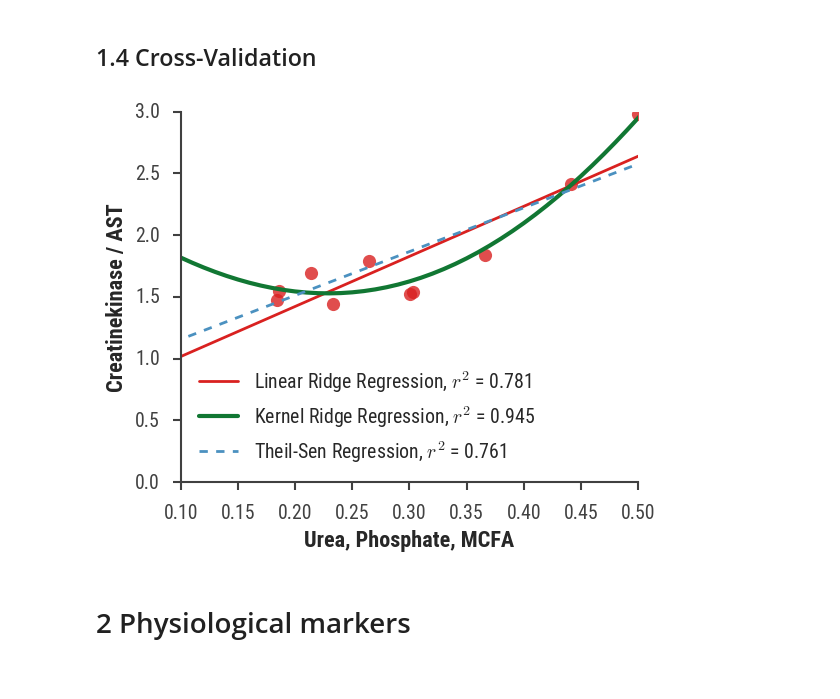
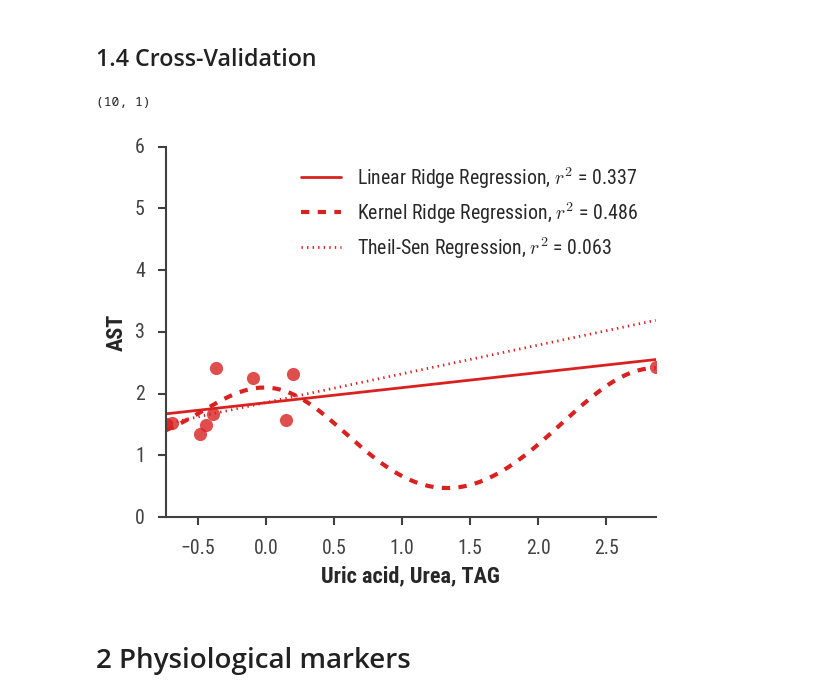
Before and after one commit to xulijunji/biomarkers, a Jupyter notebook: Combiom. Statistical analysis, cross validation and plotting.ipynb, the cells around one changed output. Saved outputs shown, nothing was run; the diff lists cells and outputs as text; code cells hidden in the pictures.

```diff
--- a/Combiom. Statistical analysis, cross validation and plotting.ipynb
+++ b/Combiom. Statistical analysis, cross validation and plotting.ipynb
@@ -82,7 +82,7 @@ bio_timepoints = np.array([0, 1, 1*24, 2*24, 3*24, 5*24, 7*24, 9*24])
 #     where N is the number of parameters and M is the number of timepoints at which they were measured
 for i in np.arange(bio_volunteers):
     bio_csv_file = csv.reader(open('./BiochemData/%d.csv' % i), delimiter=';')
-    bio_data[i, 0: bio_parameters + 1, 0: bio_points + 1] = np.array(list(bio_csv_file), np.float64)
+    bio_data[i, :, :] = np.array(list(bio_csv_file), np.float64)
 # %%
 # Target markers
 bio_target_names = np.array(['Creatinekinase', 'AST', 'Myoglobin',
@@ -538,10 +541,8 @@ def visualize_marker(ms, tm, t):
     markers = ms
     target_marker_name = tm
 
-    ids = []
-
-    for n in markers:
-        ids.append(np.where(bio_parameter_names == n)[0][0])
+    # Marker ids
+    ids = [np.where(bio_parameter_names == n)[0][0] for n in markers]
 
     target_data = bio_target_data[np.where(bio_target_names == target_marker_name)[0][0]]
 
@@ -550,54 +551,61 @@ def visualize_marker(ms, tm, t):
         d[l] = p
 
     X = ne.evaluate(marker_type, d)
-    X = sk_pr.normalize(X.reshape(-1, 1), axis=0)
+    #
+    #X = sk_pr.normalize(X.reshape(-1, 1), axis=0)
+    #X = np.log10(X)
+    X = ((X - np.mean(X)) / np.std(X)).reshape(-1, 1)
 
-    ridge = sk_lm.Ridge(alpha=0.001, normalize=False)
+    ridge = sk_lm.Ridge(alpha=0.01, normalize=False)
     ridge.fit(X, target_data)
 
-    kr = sk_kr.KernelRidge(kernel='rbf', alpha=0.0001)
+    kr = sk_kr.KernelRidge(kernel='rbf', alpha=0.01)
     kr.fit(X, target_data.reshape(-1, 1))
 
     ts = sk_lm.TheilSenRegressor()
     ts.fit(X, target_data)
 
-    xmin = np.floor(np.min(X) / 0.1) * 0.1
-    xmax = np.ceil(np.max(X) / 0.1) * 0.1
+    xmin = np.min(X)
+    xmax = np.max(X)
 
     f = plt.figure(figsize=(6, 5))
 
     flatui = ["#D92120", "#E6642C", "#117733", "#4B91C0", "#781C81"]
     sns.set_palette(sns.color_palette(flatui))
 
+    # Xs for plotting
+    Xs = np.linspace(xmin, xmax, 200)[:, None]
+
     g = sns.regplot(x='a', y='b', data={'a': X, 'b': target_data}, color=flatui[0], fit_reg=False,
                     scatter_kws={'s': 90})
-
-    g.plot(np.arange(0, 1, 1/100)[:, None], ridge.predict(np.arange(0, 1, 1/100).reshape(-1, 1)),
+    print(target_data.reshape(-1, 1).shape)
+    g.plot(Xs, ridge.predict(Xs),
             '-', label='Linear Ridge Regression, $r^2$ = %.3f' % ridge.score(X, target_data.reshape(-1, 1)),
             color=flatui[0], lw=2, zorder=1)
 
-    g.plot(np.arange(0, 1, 1/100)[:, None], kr.predict(np.arange(0, 1, 1/100).reshape(-1, 1)),
-            '-', label='Kernel Ridge Regression, $r^2$ = %.3f' % kr.score(X, target_data.reshape(-1, 1)),
-            color=flatui[2], lw=3, zorder=1)
+    g.plot(Xs, kr.predict(Xs),
+            '--', label='Kernel Ridge Regression, $r^2$ = %.3f' % kr.score(X, target_data.reshape(-1, 1)),
+            color=flatui[0], lw=3, zorder=1)
 
-    g.plot(np.arange(0, 1, 1/100)[:, None], ts.predict(np.arange(0, 1, 1/100).reshape(-1, 1)),
-            '--', label='Theil-Sen Regression, $r^2$ = %.3f' % ts.score(X, target_data.reshape(-1, 1)),
-            color=flatui[3], lw=2, zorder=1)
+    g.plot(Xs, ts.predict(Xs),
+            ':', label='Theil-Sen Regression, $r^2$ = %.3f' % ts.score(X, target_data.reshape(-1, 1)),
+            color=flatui[0], lw=2, zorder=1)
 
     g.legend(loc='best')
 
-    g.set(xlim=(xmin, xmax), ylim=(0, np.ceil(np.max(target_data))))
+    g.set(xlim=(xmin, xmax), ylim=(0, 6))
 
     g.set_xlabel(", ".join(markers), fontweight='bold')
     g.set_ylabel(target_marker_name, fontweight='bold')
 
     sns.despine()
     plt.tight_layout()
 
 #visualize_marker(['Cholesterol', 'Phosphate', 'Chloride'], 'Creatinekinase / Albumin', 'a/b')
-visualize_marker(['Urea', 'Phosphate', 'MCFA'], 'Creatinekinase / AST', 'a/b/c')
+visualize_marker(['Uric acid', 'Urea', 'TAG'], 'AST', 'a/b/c')
 # %% [output]
+(10, 1)
-[figure, old version]
+[figure, new version]
 # %% [markdown]
 # 2 Physiological markers
 # %% [markdown]
```
Also changed, not shown: parts of 27 cells of this notebook.
